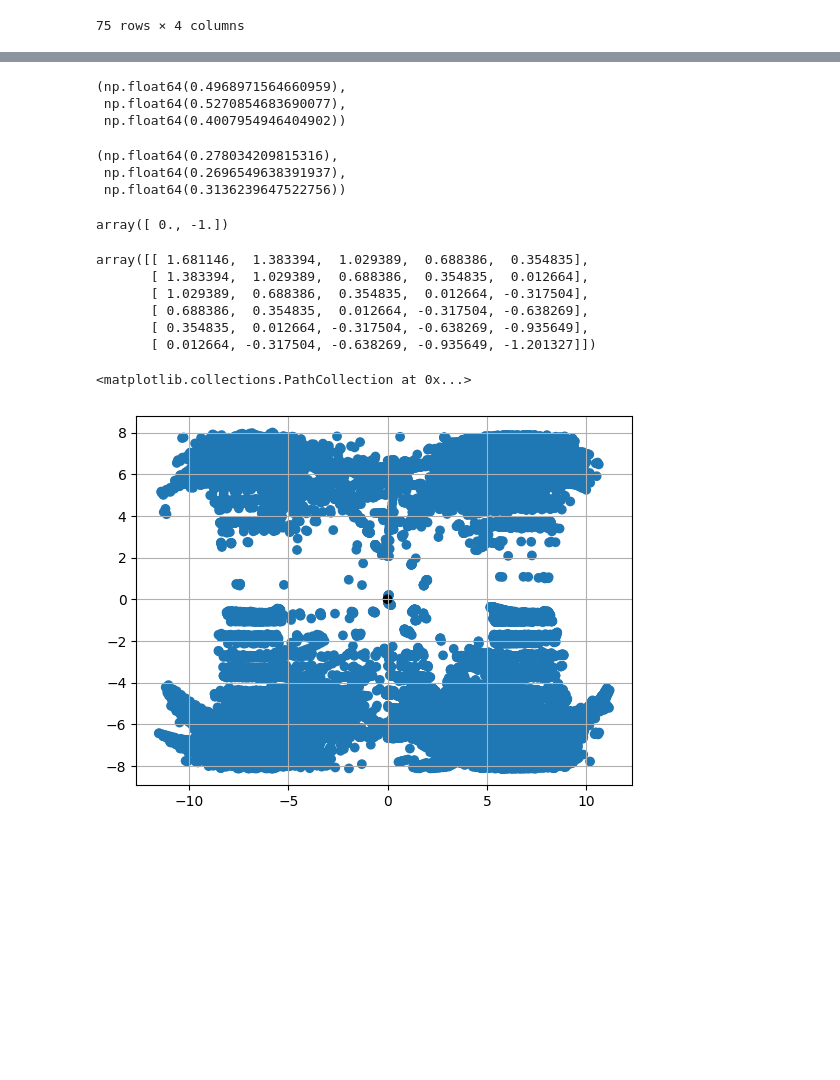
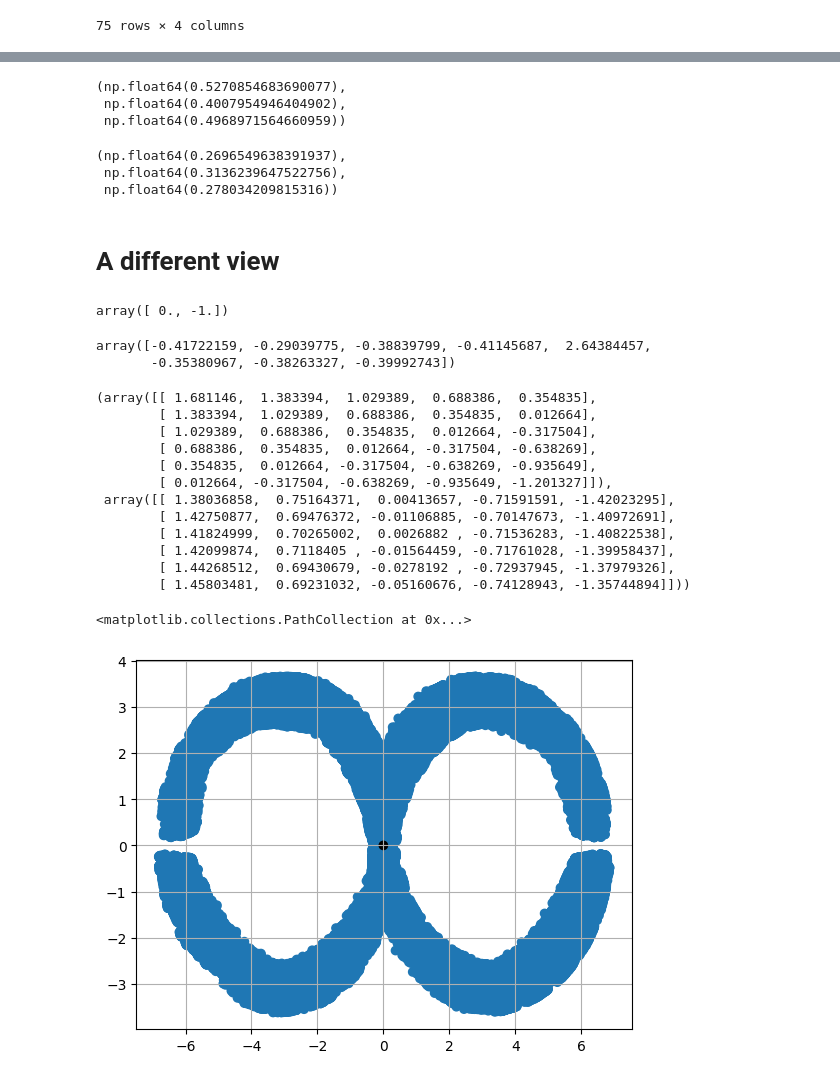
Before and after one commit to JaasperK/oracle, a Jupyter notebook: notebooks/oracle.ipynb, the cells around one changed output, grey strips where cells are left out. Saved outputs shown, nothing was run; the diff lists cells and outputs as text; code cells hidden in the pictures; blank space fills up the shorter version.

Commit message:
plot of normalized distance vectors

```diff
--- a/notebooks/oracle.ipynb
+++ b/notebooks/oracle.ipynb
@@ -318,23 +361,25 @@ spread
 # %%
-ed_mu_spread = spread.loc[spread.dist_measure == "euclidean_distance"].std_of_means.mean()
 zed_mu_spread = spread.loc[spread.dist_measure == "znormed_euclidean_distance"].std_of_means.mean()
 cid_mu_spread = spread.loc[spread.dist_measure == "cinvariant_euclidean_distance"].std_of_means.mean()
+ed_mu_spread  = spread.loc[spread.dist_measure == "euclidean_distance"].std_of_means.mean()
 
-ed_mu_spread, zed_mu_spread, cid_mu_spread
+zed_mu_spread, cid_mu_spread, ed_mu_spread
 # %% [output]
-(np.float64(0.4968971564660959),
- np.float64(0.5270854683690077),
- np.float64(0.4007954946404902))
+(np.float64(0.5270854683690077),
+ np.float64(0.4007954946404902),
+ np.float64(0.4968971564660959))
 # %%
-ed_o_spread = spread.loc[spread.dist_measure == "euclidean_distance"].std_of_stds.mean()
 zed_o_spread = spread.loc[spread.dist_measure == "znormed_euclidean_distance"].std_of_stds.mean()
 cid_o_spread = spread.loc[spread.dist_measure == "cinvariant_euclidean_distance"].std_of_stds.mean()
+ed_o_spread  = spread.loc[spread.dist_measure == "euclidean_distance"].std_of_stds.mean()
 
-ed_o_spread, zed_o_spread, cid_o_spread
+zed_o_spread, cid_o_spread, ed_o_spread
 # %% [output]
-(np.float64(0.278034209815316),
- np.float64(0.2696549638391937),
- np.float64(0.3136239647522756))
+(np.float64(0.2696549638391937),
+ np.float64(0.3136239647522756),
+ np.float64(0.278034209815316))
+# %% [markdown]
+# A different view
 # %%
 def map_vector_diff_to_plane(v1, v2):
     w = v1 - v2
@@ -345,41 +390,58 @@ def map_vector_diff_to_plane(v1, v2):
 map_vector_diff_to_plane(np.array([1, 0, 0]), np.array([1, 1, 0]))
 # %% [output]
 array([ 0., -1.])
+# %%
+def z_normalize(w):
+    return (w - np.mean(w)) / np.std(w)
+
+z_normalize(np.array([1, 23, 6, 2, 532, 12, 7, 4]))
+# %% [output]
+array([-0.41722159, -0.29039775, -0.38839799, -0.41145687,  2.64384457,
+       -0.35380967, -0.38263327, -0.39992743])
 # %%
-def windows(ts, w_size):
+def windows(ts, w_size, normalize=False):
     windows = []
     for i in range(len(ts) - w_size + 1):
-        windows.append(ts[i:i+w_size])
+        if normalize:
+            windows.append(z_normalize(ts[i:i+w_size]))
+        else:
+            windows.append(ts[i:i+w_size])
     return np.array(windows)
 
-windows(time_series("Adiac")[:10], 5)
+windows(time_series("Adiac")[:10], 5), windows(time_series("Adiac")[:10], 5, normalize=True)
 # %% [output]
-array([[ 1.681146,  1.383394,  1.029389,  0.688386,  0.354835],
-       [ 1.383394,  1.029389,  0.688386,  0.354835,  0.012664],
-       [ 1.029389,  0.688386,  0.354835,  0.012664, -0.317504],
-       [ 0.688386,  0.354835,  0.012664, -0.317504, -0.638269],
-       [ 0.354835,  0.012664, -0.317504, -0.638269, -0.935649],
-       [ 0.012664, -0.317504, -0.638269, -0.935649, -1.201327]])
+(array([[ 1.681146,  1.383394,  1.029389,  0.688386,  0.354835],
+        [ 1.383394,  1.029389,  0.688386,  0.354835,  0.012664],
+        [ 1.029389,  0.688386,  0.354835,  0.012664, -0.317504],
+        [ 0.688386,  0.354835,  0.012664, -0.317504, -0.638269],
+        [ 0.354835,  0.012664, -0.317504, -0.638269, -0.935649],
+        [ 0.012664, -0.317504, -0.638269, -0.935649, -1.201327]]),
+ array([[ 1.38036858,  0.75164371,  0.00413657, -0.71591591, -1.42023295],
+        [ 1.42750877,  0.69476372, -0.01106885, -0.70147673, -1.40972691],
+        [ 1.41824999,  0.70265002,  0.0026882 , -0.71536283, -1.40822538],
+        [ 1.42099874,  0.7118405 , -0.01564459, -0.71761028, -1.39958437],
+        [ 1.44268512,  0.69430679, -0.0278192 , -0.72937945, -1.37979326],
+        [ 1.45803481,  0.69231032, -0.05160676, -0.74128943, -1.35744894]]))
 # %%
-i = 1500
-w = windows(time_series("Computers")[i:i+500], 50)
+i = 0
+w = windows(time_series("Adiac")[i:i+1000], 10)
 
 vectors = [[1, 1],
            [-1, 1],
            [1, -1],
            [-1, -1]]
 
 for i in range(len(w)):
     for j in range(i + 1, len(w)):
         dst = map_vector_diff_to_plane(w[i, :], w[j, :])
         vectors.append(dst.tolist())
 
 vectors.append([0, 0])
 vectors = np.array(vectors)
 
 c = 4 * ["w"] + (len(vectors) - 5) * ["#1f77b4"] + ["black"]
 plt.grid(True)
 plt.scatter(vectors[:, 0], vectors[:, 1], color=c)
 # %% [output]
 <matplotlib.collections.PathCollection at 0x...>
-[figure, old version]
+[figure, new version]
```
Also changed, not shown: parts of 3 cells of this notebook.
